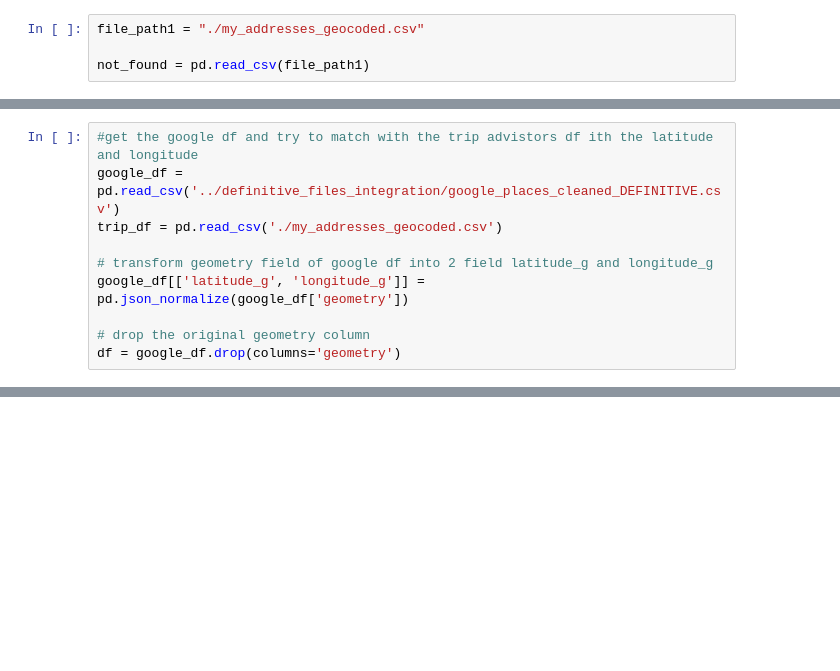
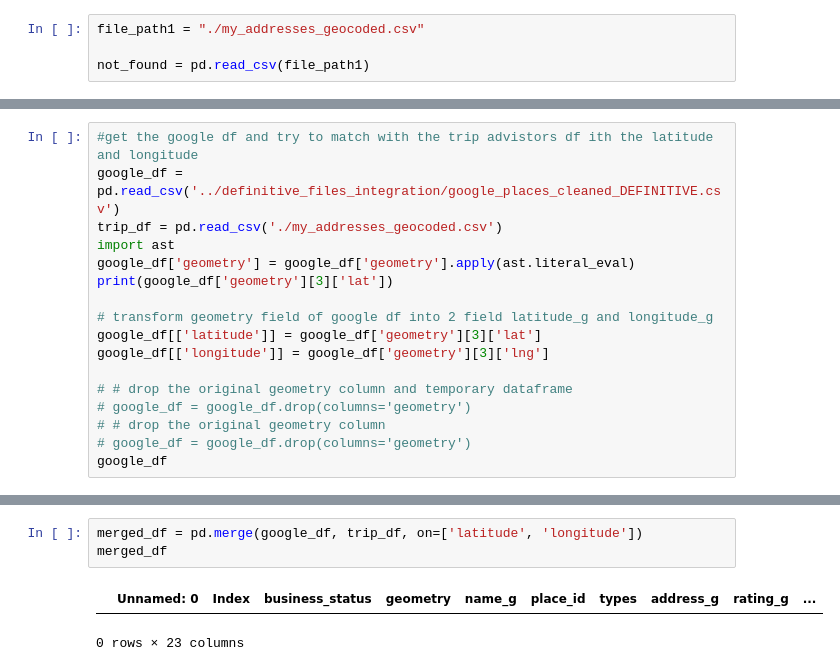
Before and after one commit to patrickk00/Exploring-Milan-s-restaurant-scene, a Jupyter notebook: data_enrichment/data_enrichment.ipynb, the cells around one changed output, grey strips where cells are left out. Saved outputs shown, nothing was run; the diff lists cells and outputs as text; blank space fills up the shorter version.

```diff
--- a/data_enrichment/data_enrichment.ipynb
+++ b/data_enrichment/data_enrichment.ipynb
@@ -64,9 +64,16 @@ GeocoderServiceError: Non-successful status code 502
 #get the google df and try to match with the trip advistors df ith the latitude and longitude
 google_df = pd.read_csv('../definitive_files_integration/google_places_cleaned_DEFINITIVE.csv')
 trip_df = pd.read_csv('./my_addresses_geocoded.csv')
+import ast
+google_df['geometry'] = google_df['geometry'].apply(ast.literal_eval)
+print(google_df['geometry'][3]['lat'])
 
 # transform geometry field of google df into 2 field latitude_g and longitude_g
-google_df[['latitude_g', 'longitude_g']] = pd.json_normalize(google_df['geometry'])
+google_df[['latitude']] = google_df['geometry'][3]['lat']
+google_df[['longitude']] = google_df['geometry'][3]['lng']
 
-# drop the original geometry column
-df = google_df.drop(columns='geometry')
+# # drop the original geometry column and temporary dataframe
+# google_df = google_df.drop(columns='geometry')
+# # drop the original geometry column
+# google_df = google_df.drop(columns='geometry')
+google_df
@@ -72,0 +95,6 @@ df = google_df.drop(columns='geometry')
+# %%
+merged_df = pd.merge(google_df, trip_df, on=['latitude', 'longitude'])
+merged_df
+# %% [output]
+|  | Unnamed: 0 | Index | business_status | geometry | name_g | place_id | types | address_g | rating_g | ... |
+0 rows × 23 columns
```
Also changed, not shown: parts of 2 cells of this notebook.
